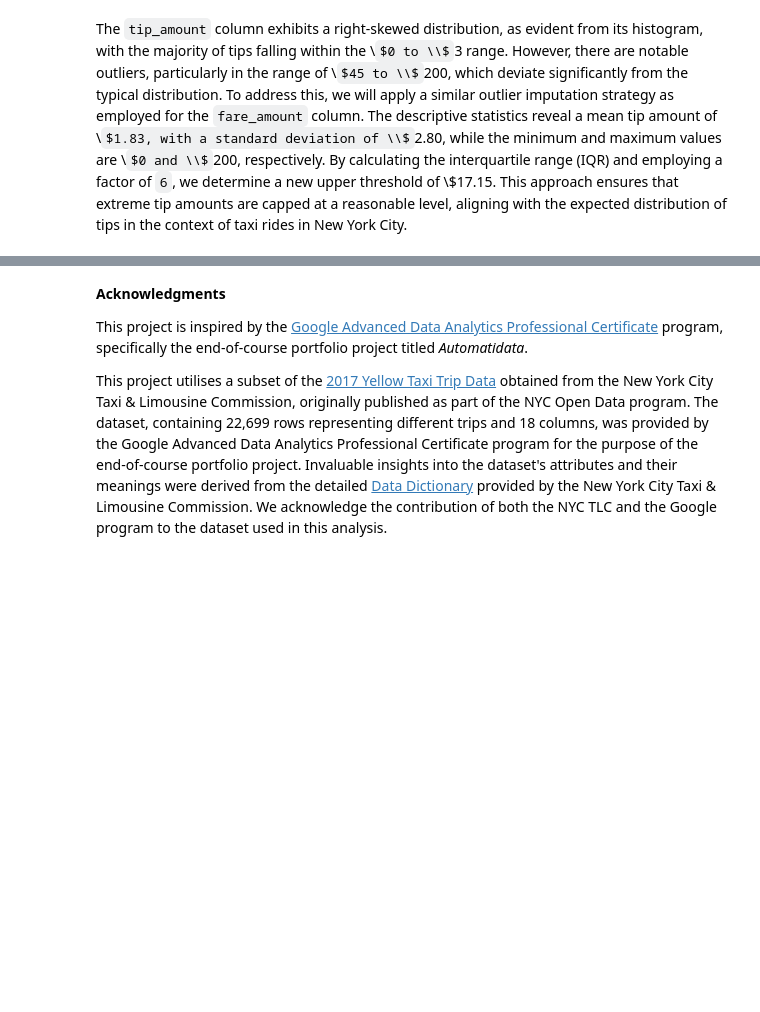
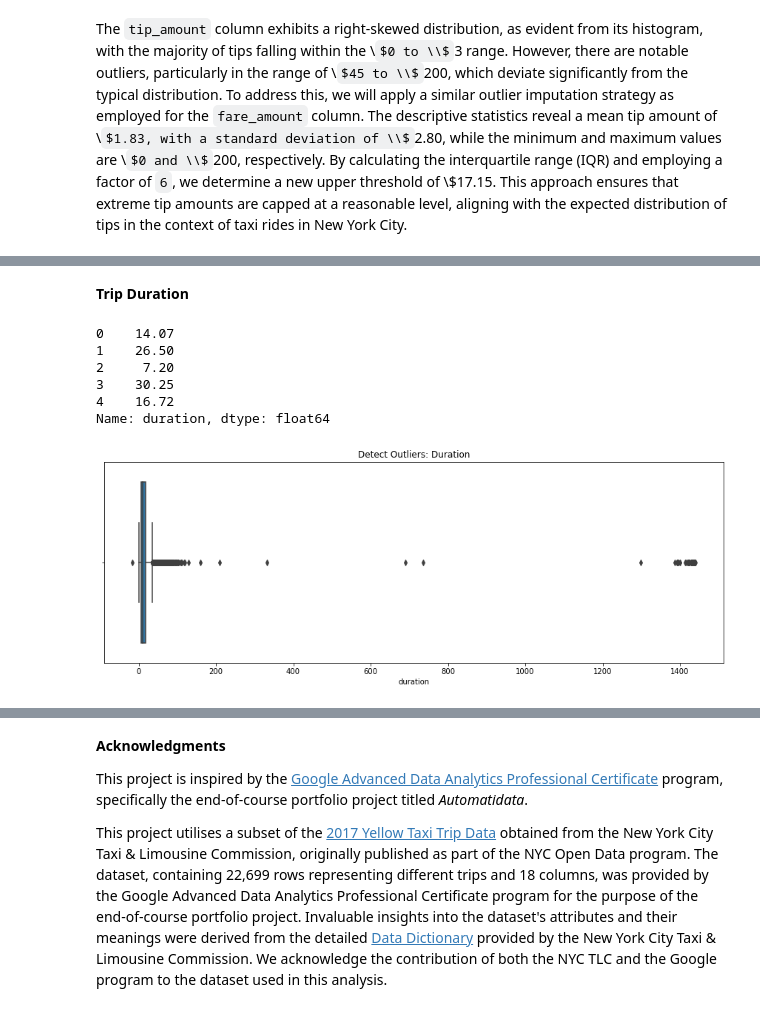
Before and after one commit to sssunri/farecast_NYC-TLC_estimation, a Jupyter notebook: fare_estimation.ipynb, the cells around one changed output, grey strips where cells are left out. Saved outputs shown, nothing was run; the diff lists cells and outputs as text; code cells hidden in the pictures; some formulas as TeX source; blank space fills up the shorter version.

```diff
--- a/fare_estimation.ipynb
+++ b/fare_estimation.ipynb
@@ -335,0 +424,17 @@ The `tip_amount` column exhibits a right-skewed distribution, as evident from it
+# %% [markdown]
+**Trip Duration**
+# %%
+# create duration column in minutes
+df['duration'] = round((df['tpep_dropoff_datetime'] - df['tpep_pickup_datetime']) / np.timedelta64(1, 'm'), 2)
+df['duration'].head()
+# %% [output]
+0    14.07
+1    26.50
+2     7.20
+3    30.25
+4    16.72
+Name: duration, dtype: float64
+# %%
+boxplot('duration')
+# %% [output]
+[figure, added]
```
Also changed, not shown: parts of 39 cells of this notebook.
